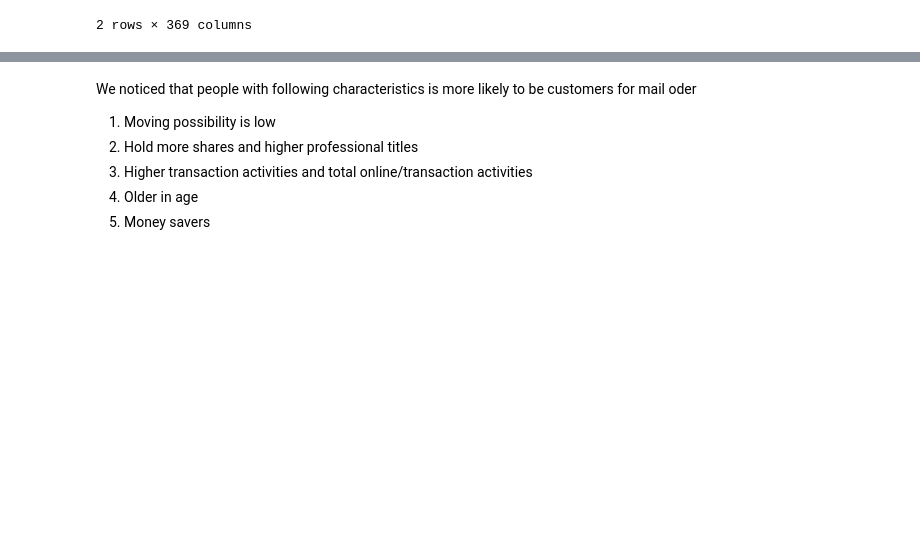
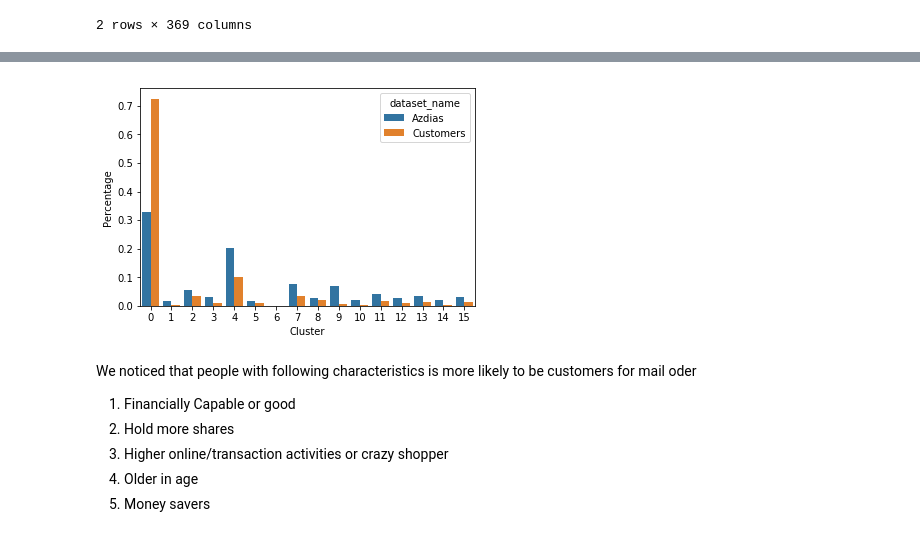
Before and after one commit to poojapatel26/Arvato-Bertelsmann-Customer-Segmentation-Project, a Jupyter notebook: segmentation report part 1/Arvato Project Customer Segmentation Report.ipynb, the cells around one changed output, grey strips where cells are left out. Saved outputs shown, nothing was run; the diff lists cells and outputs as text; code cells hidden in the pictures; blank space fills up the shorter version.

```diff
--- a/segmentation report part 1/Arvato Project Customer Segmentation Report.ipynb
+++ b/segmentation report part 1/Arvato Project Customer Segmentation Report.ipynb
@@ -572,0 +477,7 @@ df_prediction_azdias.head(5)
+# %%
+# calculate the percentage and count covered by the cluster of the general population
+
+cluster_Azdias = pd.Series(prediction_azdias).value_counts().reset_index()
+cluster_Azdias.columns   = ['Cluster', 'Count']
+cluster_Azdias['dataset_name'] = 'Azdias'
+cluster_Azdias['Percentage']  = cluster_Azdias['Count'] / cleaned_azdias.shape[0]
@@ -605,6 +525,6 @@ Scaling the Data
 # %%
-print("Customers Data: Cluster Predictions \n")
+print("Cluster Predictions of Customers dataset \n")
 #cluster_pipeline.fit(cleaned_customers)
-customers_predictions = cluster_pipeline.predict(cleaned_customers)
+customers_predictions = cluster_p.predict(cleaned_customers)
 customers_predictions[:20]
 # %% [output]
@@ -680,0 +534,8 @@ plt.show()
+# %%
+# calculate the percentage and count covered by the cluster of the customers
+
+cluster_Customer = pd.Series(customers_predictions).value_counts().reset_index()
+cluster_Customer.columns   = ['Cluster', 'Count']
+cluster_Customer['dataset_name'] = 'Customers'
+cluster_Customer['Percentage']  = cluster_Customer['Count'] / cleaned_customers.shape[0]
+cluster_Customer.head(5)
@@ -681,8 +573,18 @@ plt.show()
+# %%
+'''
+comparision the percentage of customer data to the general population.
+'''
+dataset_Diff = pd.concat([cluster_Azdias, cluster_Customer], axis = 0,sort=True)
+sns.barplot(x = 'Cluster', y = 'Percentage', hue = 'dataset_name', data = dataset_Diff)
+#plt.title(f'Distribution for a KMean model with {n_cluster} clusters (barplot).')
+plt.show()
+# %% [output]
+[figure, added]
 # %% [markdown]
 We noticed that people with following characteristics is more likely to be customers for mail oder
 
-1. Moving possibility is low
-2. Hold more shares and higher professional titles
-3. Higher transaction activities and total online/transaction activities
+1. Financially Capable or good
+2. Hold more shares
+3. Higher online/transaction activities or crazy shopper
 4. Older in age
 5. Money savers
```
Also changed, not shown: parts of 37 cells of this notebook, 1 other file.
